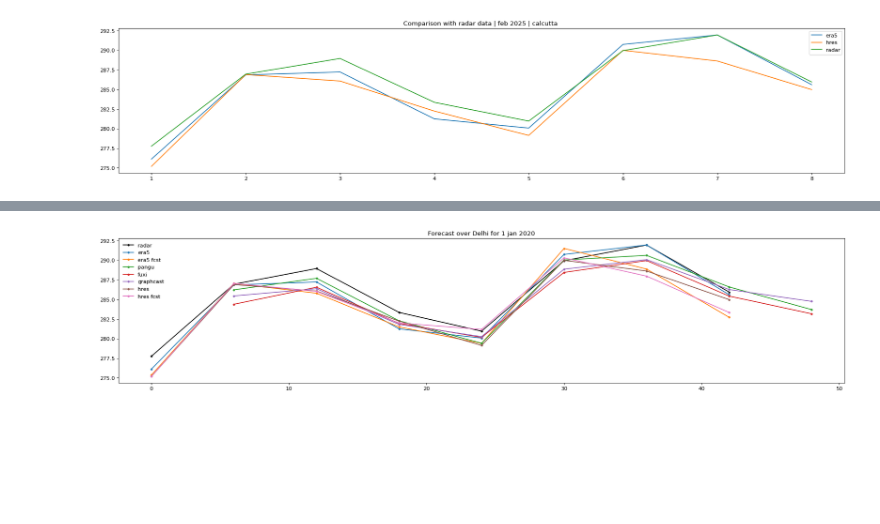
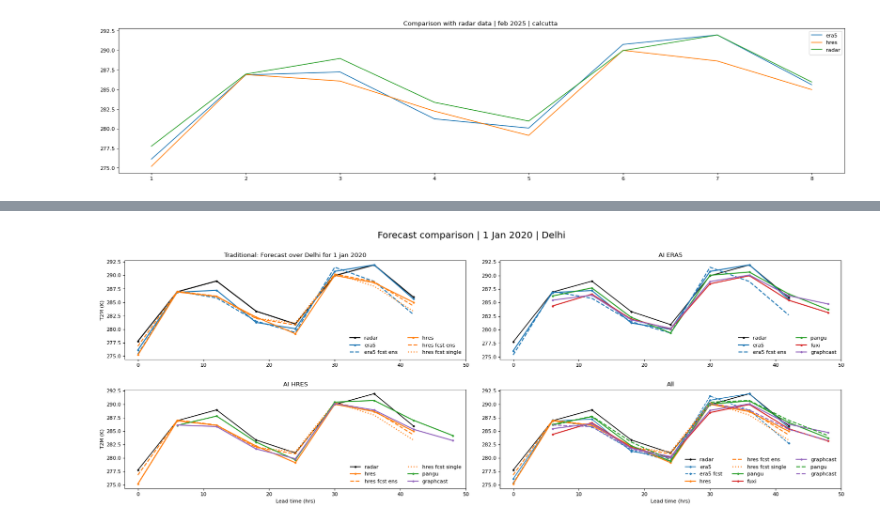
Before and after one commit to amangupta2/ai_weather, a Jupyter notebook: Comparing_WeatherBench_with_Meteostat_radars.ipynb, the cells around one changed output, grey strips where cells are left out. Saved outputs shown, nothing was run; the diff lists cells and outputs as text; code cells hidden in the pictures; blank space fills up the shorter version.

```diff
--- a/Comparing_WeatherBench_with_Meteostat_radars.ipynb
+++ b/Comparing_WeatherBench_with_Meteostat_radars.ipynb
@@ -397,7 +397,10 @@ iy2_asc=len(lat2[lat2<lat0])
 delhi_era5 = 0.25*(t_era5[:,iy1_desc,ix1] + t_era5[:,iy1_desc,ix2] + t_era5[:,iy2_desc,ix1] + t_era5[:,iy2_desc,ix2])
 delhi_hres = 0.25*(t_hres[:,iy1_asc,ix1] + t_hres[:,iy1_asc,ix2] + t_hres[:,iy2_asc,ix1] + t_hres[:,iy2_asc,ix2])
 delhi_hres_fcst = 0.25*(t_ifshres_fcst[:,iy1_asc,ix1] + t_ifshres_fcst[:,iy1_asc,ix2] + t_ifshres_fcst[:,iy2_asc,ix1] + t_ifshres_fcst[:,iy2_asc,ix2])
+delhi_hresens_fcst = 0.25*(t_ifsens_fcst[:,iy1_asc,ix1] + t_ifsens_fcst[:,iy1_asc,ix2] + t_ifsens_fcst[:,iy2_asc,ix1] + t_ifsens_fcst[:,iy2_asc,ix2])
 delhi_pangu = 0.25*(t_pangu[:,iy1_desc,ix1] + t_pangu[:,iy1_desc,ix2] + t_pangu[:,iy2_desc,ix1] + t_pangu[:,iy2_desc,ix2])
+delhi_panguoper = 0.25*(t_panguoper[:,iy1_desc,ix1] + t_panguoper[:,iy1_desc,ix2] + t_panguoper[:,iy2_desc,ix1] + t_panguoper[:,iy2_desc,ix2])
 delhi_fuxi = 0.25*(t_fuxi[:,iy1_asc,ix1] + t_fuxi[:,iy1_asc,ix2] + t_fuxi[:,iy2_asc,ix1] + t_fuxi[:,iy2_asc,ix2])
 delhi_graphcast = 0.25*(t_graphcast[:,iy1_asc,ix1] + t_graphcast[:,iy1_asc,ix2] + t_graphcast[:,iy2_asc,ix1] + t_graphcast[:,iy2_asc,ix2])
+delhi_graphcastoper = 0.25*(t_graphcastoper[:,iy1_asc,ix1] + t_graphcastoper[:,iy1_asc,ix2] + t_graphcastoper[:,iy2_asc,ix1] + t_graphcastoper[:,iy2_asc,ix2])
 delhi_era5_fcst = 0.25*(t_era5_fcst[:,iy1_asc,ix1] + t_era5_fcst[:,iy1_asc,ix2] + t_era5_fcst[:,iy2_asc,ix1] + t_era5_fcst[:,iy2_asc,ix2])
@@ -439,37 +422,68 @@ Text(0.5, 1.0, 'Comparison with radar data | feb 2025 | calcutta ')
 # %%
 # comparing forecasts for one day for ERA5 and ERA5 initialized AI models - validation using RADARs
 
+lw=2
 t = np.arange(0,48+6,6)
 t.shape
 
-fig=plt.figure(figsize=(25, 5), dpi= 80, facecolor='w', edgecolor='k')
+fig=plt.figure(figsize=(25, 8), dpi= 80, facecolor='w', edgecolor='k')
+
+fig.suptitle('Forecast comparison | 1 Jan 2020 | Delhi', size=18)
 
 plt.subplot(221)
 
-plt.plot(t[0:-1],delhi_data['temp'][::6].values + 273.15, '.-', color='k', label='radar')
+plt.plot(t[0:-1],delhi_data['temp'][::6].values + 273.15, '.-', color='k', linewidth=lw, label='radar')
 
-plt.plot(t[0:-1], delhi_era5, '.-', label='era5')
-plt.plot(t[:-1], delhi_era5_fcst, '.-', label='era5 fcst')
+plt.plot(t[0:-1], delhi_era5, '.-', linewidth=lw, color='C0', label='era5')
+plt.plot(t[:-1], delhi_era5_fcst, '--', linewidth=lw, color='C0', label='era5 fcst ens')
 
-plt.plot(t[1:], delhi_pangu, '.-', label='pangu')
-plt.plot(t[1:], delhi_fuxi, '.-', label='fuxi')
-plt.plot(t[1:], delhi_graphcast, '.-', label='graphcast')
+plt.plot(t[:-1], delhi_hres, '.-', color='C1', linewidth=lw, label='hres')
+plt.plot(t[:-1], delhi_hresens_fcst, '--', color='C1', linewidth=lw, label='hres fcst ens')
+plt.plot(t[:-1], delhi_hres_fcst, ':', color='C1', linewidth=lw, label='hres fcst single')
 
-plt.plot(t[:-1], delhi_hres, '.-', label='hres')
-plt.plot(t[:-1], delhi_hres_fcst, '.-', label='hres fcst')
+plt.legend(frameon=False, ncol=2)
+plt.title('Traditional: Forecast over Delhi for 1 jan 2020')
+plt.ylabel('T2M (K)')
+plt.xlim(-2,50)
 
-plt.legend(frameon=False)
-plt.title('Traditional: Forecast over Delhi for 1 jan 2020')
 
 
 plt.subplot(222)
 
+plt.plot(t[0:-1],delhi_data['temp'][::6].values + 273.15, '.-', color='k', label='radar')
 
+plt.plot(t[0:-1], delhi_era5, '.-', linewidth=lw, color='C0', label='era5')
+plt.plot(t[:-1], delhi_era5_fcst, '--', color='C0', linewidth=lw, label='era5 fcst ens')
+
+plt.plot(t[1:], delhi_pangu, '.-', color='C2', linewidth=lw, label='pangu')
+plt.plot(t[1:], delhi_fuxi, '.-', color='C3', linewidth=lw, label='fuxi')
+plt.plot(t[1:], delhi_graphcast, '.-', color='C4', linewidth=lw, label='graphcast')
+
+
+plt.legend(frameon=False, ncol=2)
 plt.title('AI ERA5')
+plt.xlim(-2,50)
+
+
 
 plt.subplot(223)
 
+plt.plot(t[0:-1],delhi_data['temp'][::6].values + 273.15, '.-', color='k', label='radar')
+
+plt.plot(t[:-1], delhi_hres, '.-', color='C1', linewidth=lw, label='hres')
+plt.plot(t[:-1], delhi_hresens_fcst, '--', color='C1', linewidth=lw, label='hres fcst ens')
+plt.plot(t[:-1], delhi_hres_fcst, ':', color='C1', linewidth=lw, label='hres fcst single')
+
+
+plt.plot(t[1:], delhi_panguoper, '.-', color='C2', linewidth=lw, label='pangu')
+plt.plot(t[1:], delhi_graphcastoper, '.-', color='C4', linewidth=lw, label='graphcast')
+
+
+plt.legend(frameon=False, ncol=2)
 plt.title('AI HRES')
+plt.xlabel('Lead time (hrs)')
+plt.ylabel('T2M (K)')
+plt.xlim(-2,50)
 
 
 
@@ -477,15 +491,28 @@ plt.subplot(224)
 
 plt.plot(t[0:-1],delhi_data['temp'][::6].values + 273.15, '.-', color='k', label='radar')
 
-plt.plot(t[0:-1], delhi_era5, '.-', label='era5')
-plt.plot(t[:-1], delhi_era5_fcst, '.-', label='era5 fcst')
+plt.plot(t[0:-1], delhi_era5, '.-', color='C0', label='era5')
+plt.plot(t[:-1], delhi_era5_fcst, '.--', color='C0', label='era5 fcst')
 
-plt.plot(t[1:], delhi_pangu, '.-', label='pangu')
-plt.plot(t[1:], delhi_fuxi, '.-', label='fuxi')
-plt.plot(t[1:], delhi_graphcast, '.-', label='graphcast')
+plt.plot(t[:-1], delhi_hres, '.-', color='C1', linewidth=lw, label='hres')
+plt.plot(t[:-1], delhi_hresens_fcst, '--', color='C1', linewidth=lw, label='hres fcst ens')
+plt.plot(t[:-1], delhi_hres_fcst, ':', color='C1', linewidth=lw, label='hres fcst single')
 
-plt.plot(t[:-1], delhi_hres, '.-', label='hres')
-plt.plot(t[:-1], delhi_hres_fcst, '.-', label='hres fcst')
 
+plt.plot(t[1:], delhi_pangu, '.-', color='C2', linewidth=lw, label='pangu')
+plt.plot(t[1:], delhi_panguoper, '--', color='C2', linewidth=lw, label='pangu oper')
+plt.plot(t[1:], delhi_fuxi, '.-', color='C3', linewidth=lw, label='fuxi')
+plt.plot(t[1:], delhi_graphcast, '.-', color='C4', linewidth=lw, label='graphcast')
+plt.plot(t[1:], delhi_graphcastoper, '--', color='C4', linewidth=lw, label='graphcast oper')
+
+
+
+plt.xlabel('Lead time (hrs)')
+
+
+plt.legend(frameon=False, ncol=3)
 plt.title('All')
+plt.xlim(-2,50)
+
+plt.subplots_adjust(hspace=0.3, wspace=0.1)
 # %% [output]
@@ -493 +519 @@ Text(0.5, 1.0, 'Forecast over Delhi for 1 jan 2020')
-[figure, old version]
+[figure, new version]
```
Also changed, not shown: parts of 2 cells of this notebook.
